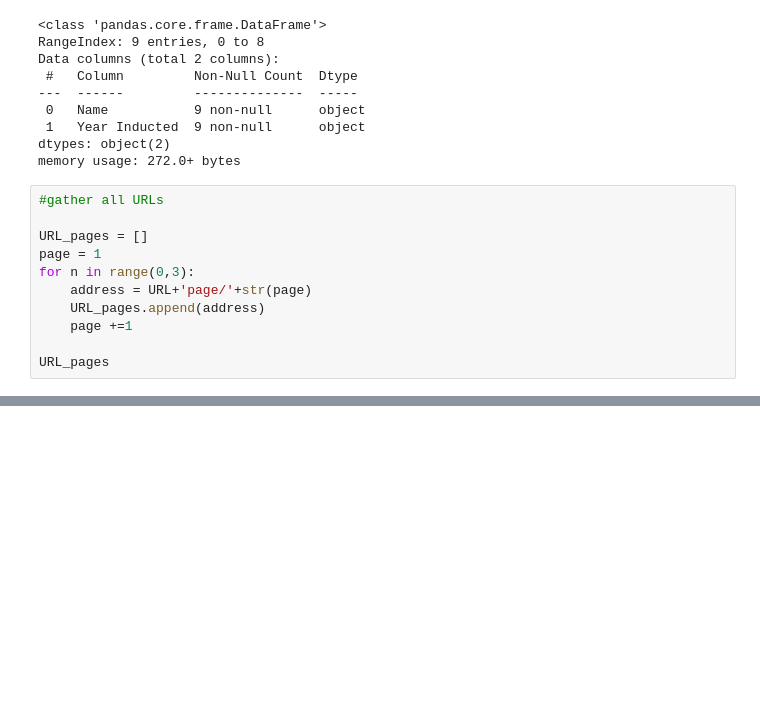
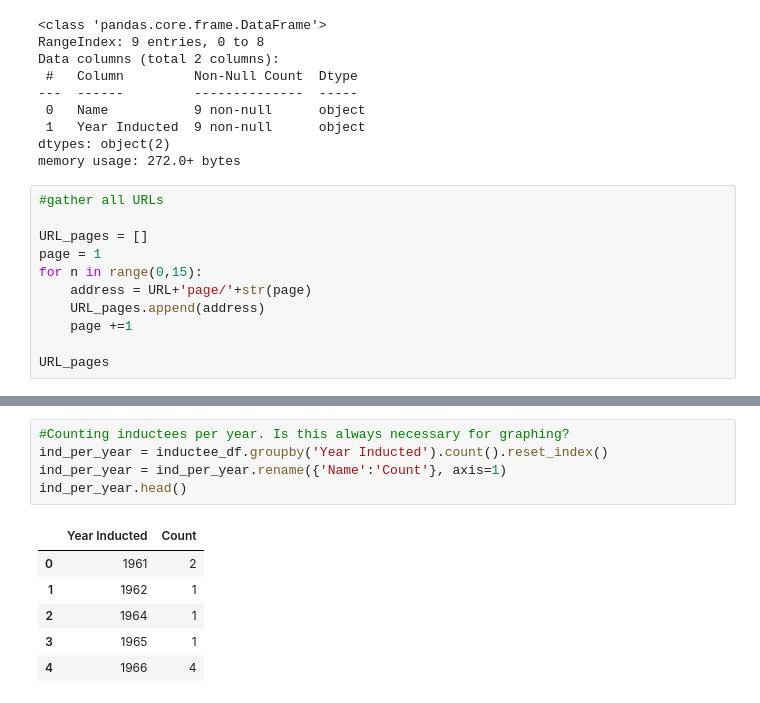
Before and after one commit to rghertel/web-scraping-country-music-hof-rghertel, a Jupyter notebook: CM Hall of Fame Scrape.ipynb, the cells around one changed output, grey strips where cells are left out. Drawn from its saved outputs; the diff is of its cells as text; blank space fills up the shorter version.

```diff
--- a/CM Hall of Fame Scrape.ipynb
+++ b/CM Hall of Fame Scrape.ipynb
@@ -130,7 +131,7 @@ memory usage: 272.0+ bytes
 
 URL_pages = []
 page = 1
-for n in range(0,3):
+for n in range(0,15):
     address = URL+'page/'+str(page)
     URL_pages.append(address)
     page +=1
@@ -210,0 +256,12 @@ inductee_df
+# %%
+#Counting inductees per year. Is this always necessary for graphing?
+ind_per_year = inductee_df.groupby('Year Inducted').count().reset_index()
+ind_per_year = ind_per_year.rename({'Name':'Count'}, axis=1)
+ind_per_year.head()
+# %% [output]
+|  | Year Inducted | Count |
+| 0 | 1961 | 2 |
+| 1 | 1962 | 1 |
+| 2 | 1964 | 1 |
+| 3 | 1965 | 1 |
+| 4 | 1966 | 4 |
```
Also changed, not shown: parts of 12 cells of this notebook, 1 other file.
